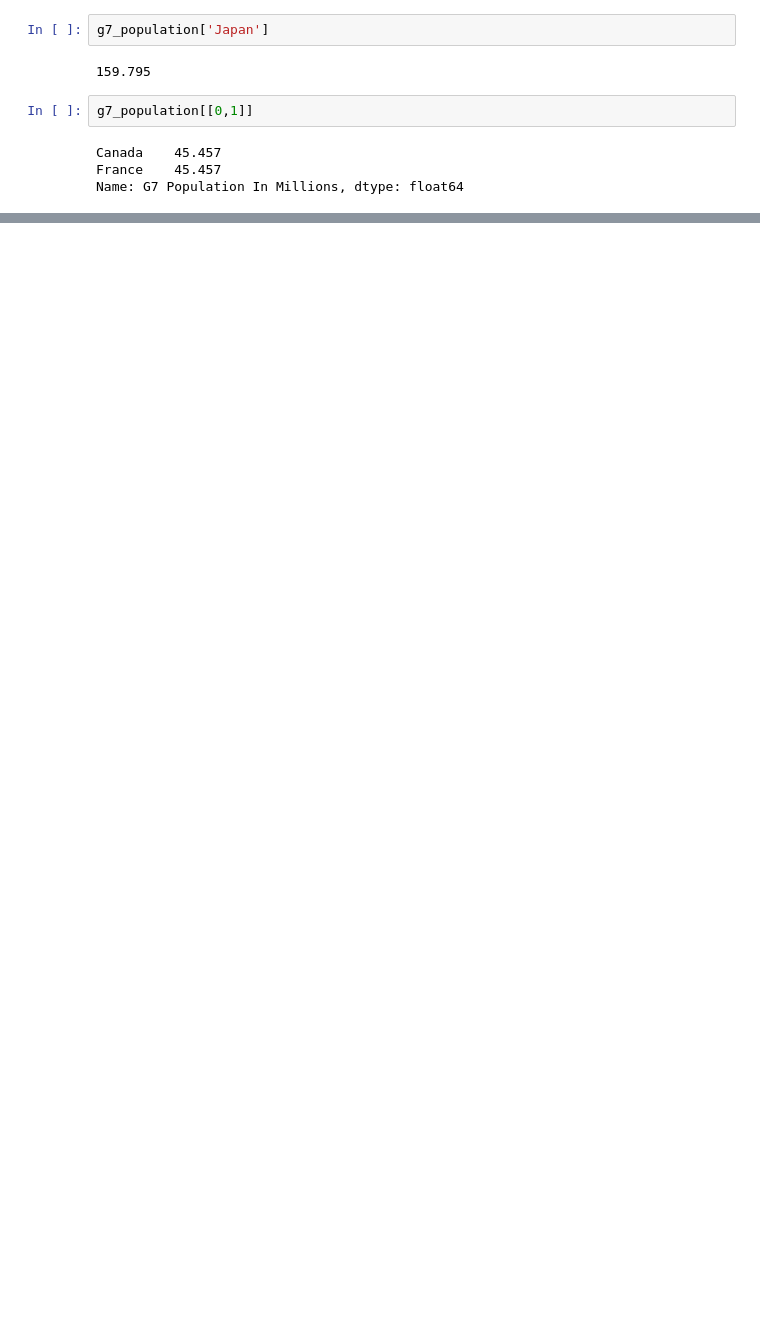
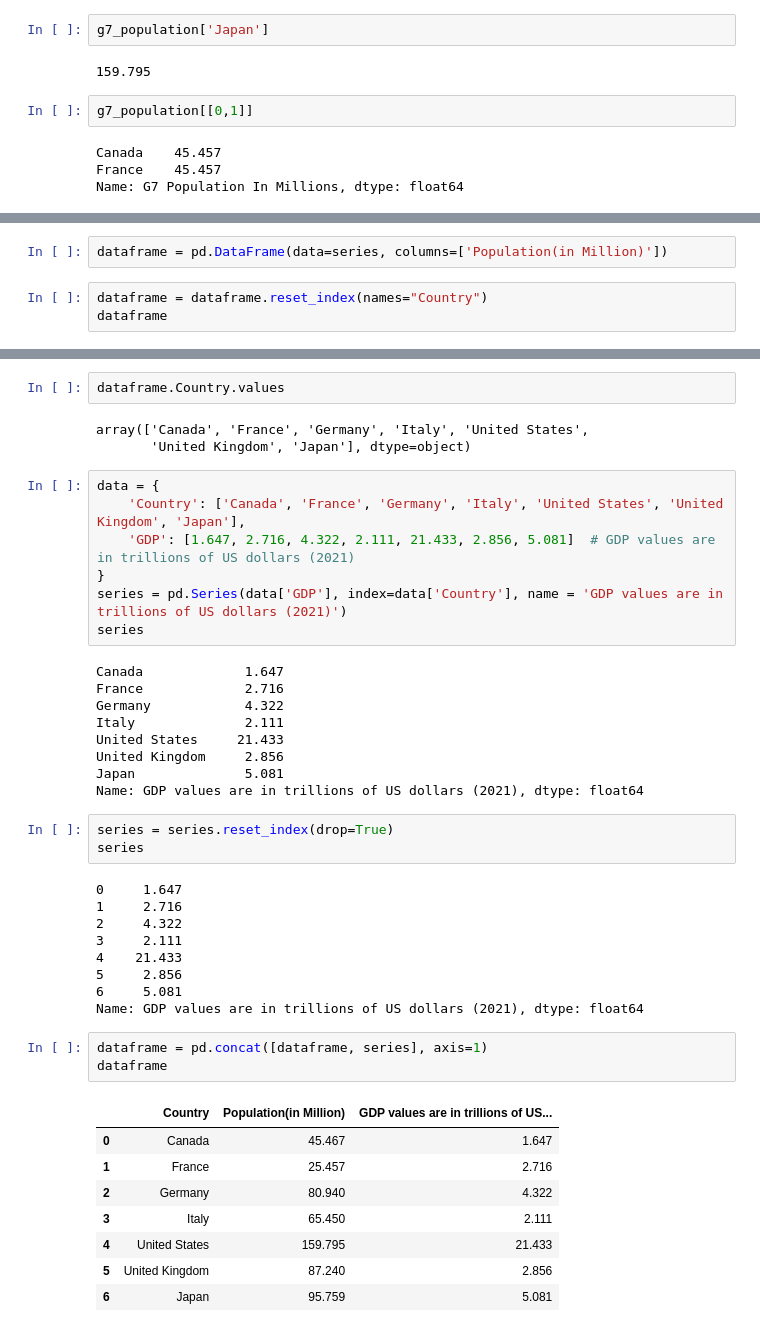
Before and after one commit to shashankverma05/Data-Science-Stack, a Jupyter notebook: Basics/pandas.ipynb, the cells around one changed output, grey strips where cells are left out. Saved outputs shown, nothing was run; the diff lists cells and outputs as text; blank space fills up the shorter version.

```diff
--- a/Basics/pandas.ipynb
+++ b/Basics/pandas.ipynb
@@ -278,0 +341,5 @@ Name: G7 Population In Millions, dtype: float64
+# %%
+dataframe = pd.DataFrame(data=series, columns=['Population(in Million)'])
+# %%
+dataframe = dataframe.reset_index(names="Country")
+dataframe
@@ -278,0 +355,45 @@ Name: G7 Population In Millions, dtype: float64
+# %%
+dataframe.Country.values
+# %% [output]
+array(['Canada', 'France', 'Germany', 'Italy', 'United States',
+       'United Kingdom', 'Japan'], dtype=object)
+# %%
+data = {
+    'Country': ['Canada', 'France', 'Germany', 'Italy', 'United States', 'United Kingdom', 'Japan'],
+    'GDP': [1.647, 2.716, 4.322, 2.111, 21.433, 2.856, 5.081]  # GDP values are in trillions of US dollars (2021)
+}
+series = pd.Series(data['GDP'], index=data['Country'], name = 'GDP values are in trillions of US dollars (2021)')
+series
+# %% [output]
+Canada             1.647
+France             2.716
+Germany            4.322
+Italy              2.111
+United States     21.433
+United Kingdom     2.856
+Japan              5.081
+Name: GDP values are in trillions of US dollars (2021), dtype: float64
+# %%
+series = series.reset_index(drop=True)
+series
+# %% [output]
+0     1.647
+1     2.716
+2     4.322
+3     2.111
+4    21.433
+5     2.856
+6     5.081
+Name: GDP values are in trillions of US dollars (2021), dtype: float64
+# %%
+dataframe = pd.concat([dataframe, series], axis=1)
+dataframe
+# %% [output]
+|  | Country | Population(in Million) | GDP values are in trillions of US... |
+| 0 | Canada | 45.467 | 1.647 |
+| 1 | France | 25.457 | 2.716 |
+| 2 | Germany | 80.940 | 4.322 |
+| 3 | Italy | 65.450 | 2.111 |
+| 4 | United States | 159.795 | 21.433 |
+| 5 | United Kingdom | 87.240 | 2.856 |
+| 6 | Japan | 95.759 | 5.081 |
```
Also changed, not shown: parts of 46 cells of this notebook, 2 other files.
